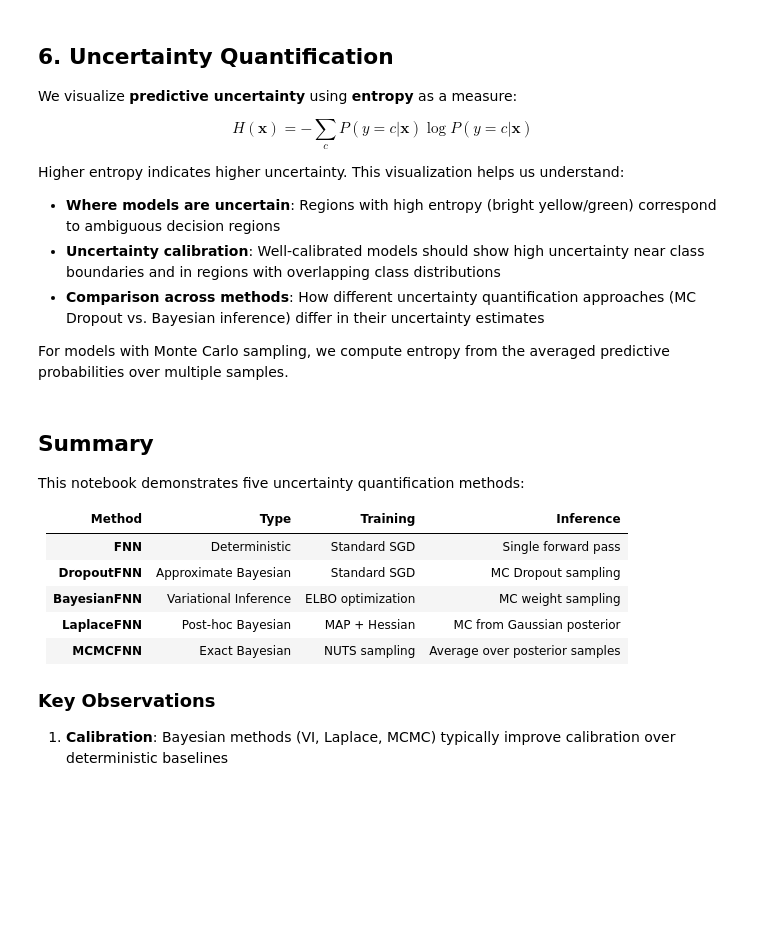
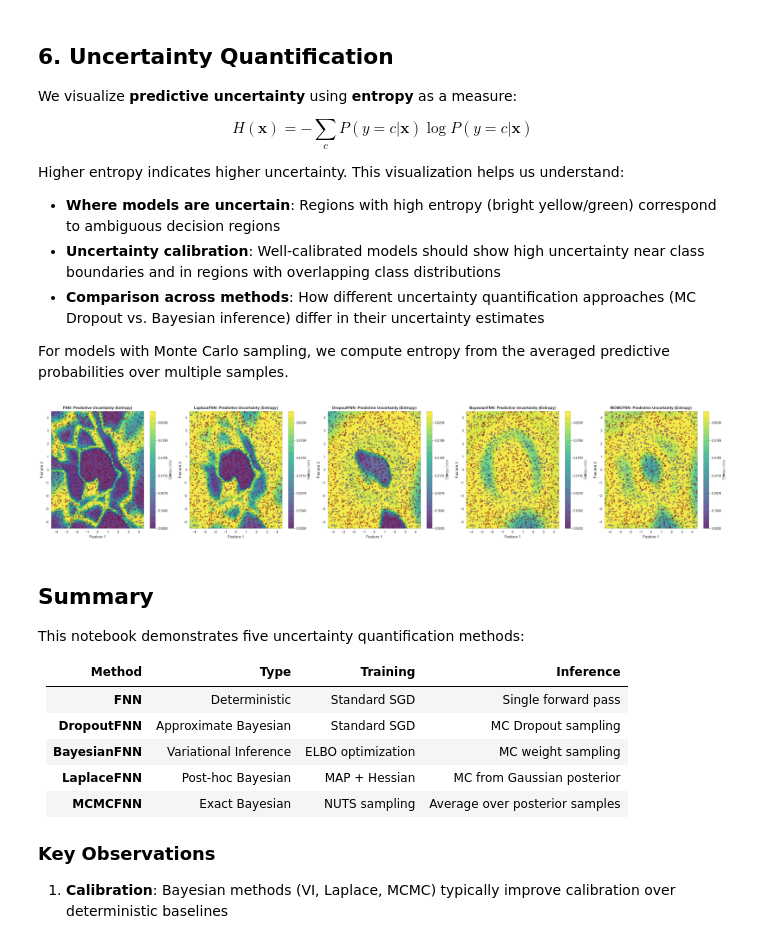
Before and after one commit to kamilkrukowski/BayesNNBench, a Jupyter notebook: notebooks/train_analyze_posterior.ipynb, the cells around one changed output. Drawn from its saved outputs; the diff is of its cells as text; code cells hidden in the pictures; blank space fills up the shorter version.

```diff
--- a/notebooks/train_analyze_posterior.ipynb
+++ b/notebooks/train_analyze_posterior.ipynb
@@ -285,7 +317,11 @@ print("\nTraining BayesianFNN...")
 # IMPORTANT: Cap sigma to prevent excessive noise (max_std=0.1)
 # With low beta, there's no incentive to shrink variances, so we must cap them
 bayesian_fnn_model = BayesianFNN(
-    hidden_dims=(32, 32, 32), num_classes=2, beta=0.05, posterior_std_init=0.1, max_std=0.1
+    hidden_dims=(32, 32, 32),
+    num_classes=2,
+    beta=0.05,
+    posterior_std_init=0.1,
+    max_std=0.1,
 )
 bayesian_fnn_params, bayesian_fnn_history = train_model(
     bayesian_fnn_model,
@@ -630,37 +694,52 @@ For models with Monte Carlo sampling, we compute entropy from the averaged predi
 # Plot uncertainty (entropy) for all models using subplots (1 row, 5 cols)
 fig, axes = plt.subplots(1, 5, figsize=(30, 6))
 axes = axes.flatten()  # Flatten to 1D array for easier indexing
 
 # Fixed color scale for consistent comparison across all plots
 # Max binary entropy is log(2) ≈ 0.693
 ENTROPY_VMIN, ENTROPY_VMAX = 0.0, np.log(2)
-USE_LOG_SCALE = False  # Set to True for log-transformed colors (emphasizes low entropy regions)
+USE_LOG_SCALE = (
+    False  # Set to True for log-transformed colors (emphasizes low entropy regions)
+)
 
 
 # Create a helper function with common parameters (X_test, y_test, seed, vmin, vmax)
 def plot_entropy(model, params, name, n_samples, ax):
     """Helper function to plot predictive uncertainty (entropy) with consistent color scale."""
     return plot_uncertainty(
-        model, params, X_test, y_test, name, n_samples=n_samples, seed=seed, ax=ax,
-        vmin=ENTROPY_VMIN, vmax=ENTROPY_VMAX, log_scale=USE_LOG_SCALE
+        model,
+        params,
+        X_test,
+        y_test,
+        name,
+        n_samples=n_samples,
+        seed=seed,
+        ax=ax,
+        vmin=ENTROPY_VMIN,
+        vmax=ENTROPY_VMAX,
+        log_scale=USE_LOG_SCALE,
     )
 
 
 # Plot each model
 plot_entropy(fnn_model, fnn_params, "FNN", 1, axes[0])
-plot_entropy(laplace_fnn_model, {}, "LaplaceFNN", 256, axes[1])  # params ignored by LaplaceFNN
+plot_entropy(
+    laplace_fnn_model, {}, "LaplaceFNN", 256, axes[1]
+)  # params ignored by LaplaceFNN
 plot_entropy(dropout_fnn_model, dropout_fnn_params, "DropoutFNN", 100, axes[2])
 plot_entropy(bayesian_fnn_model, bayesian_fnn_params, "BayesianFNN", 100, axes[3])
 plot_entropy(mcmc_fnn_model, {}, "MCMCFNN", 256, axes[4])  # params ignored by MCMCFNN
 
 plt.tight_layout()
 if figures_dir:
     plt.savefig(
         figures_dir / "uncertainty_entropy_comparison.png",
         dpi=150,
         bbox_inches="tight",
     )
 plt.show()
+# %% [output]
+[figure, added]
 # %% [markdown]
 ## Summary
 
```
Also changed, not shown: parts of 6 cells of this notebook, 32 other files.
